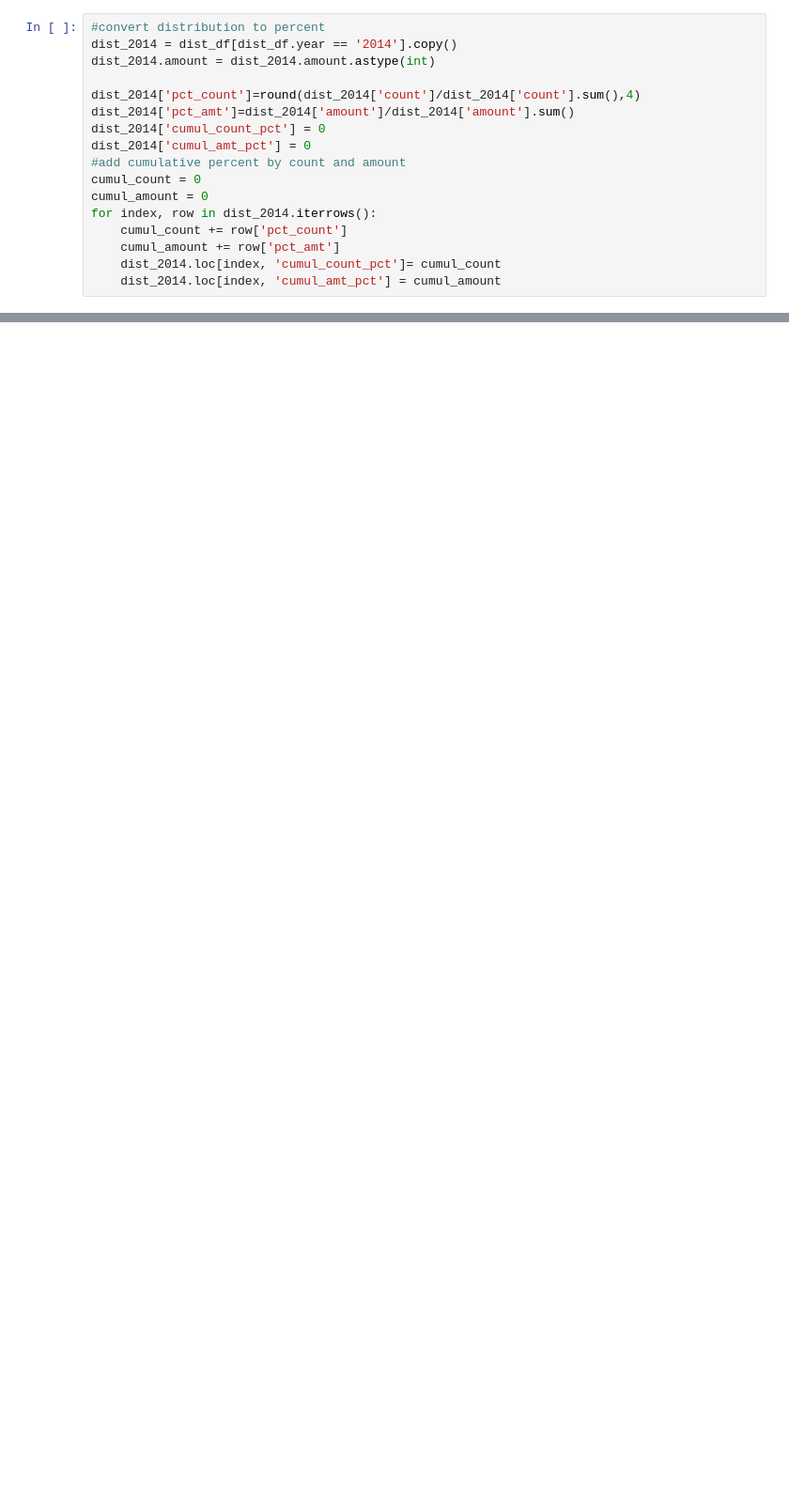
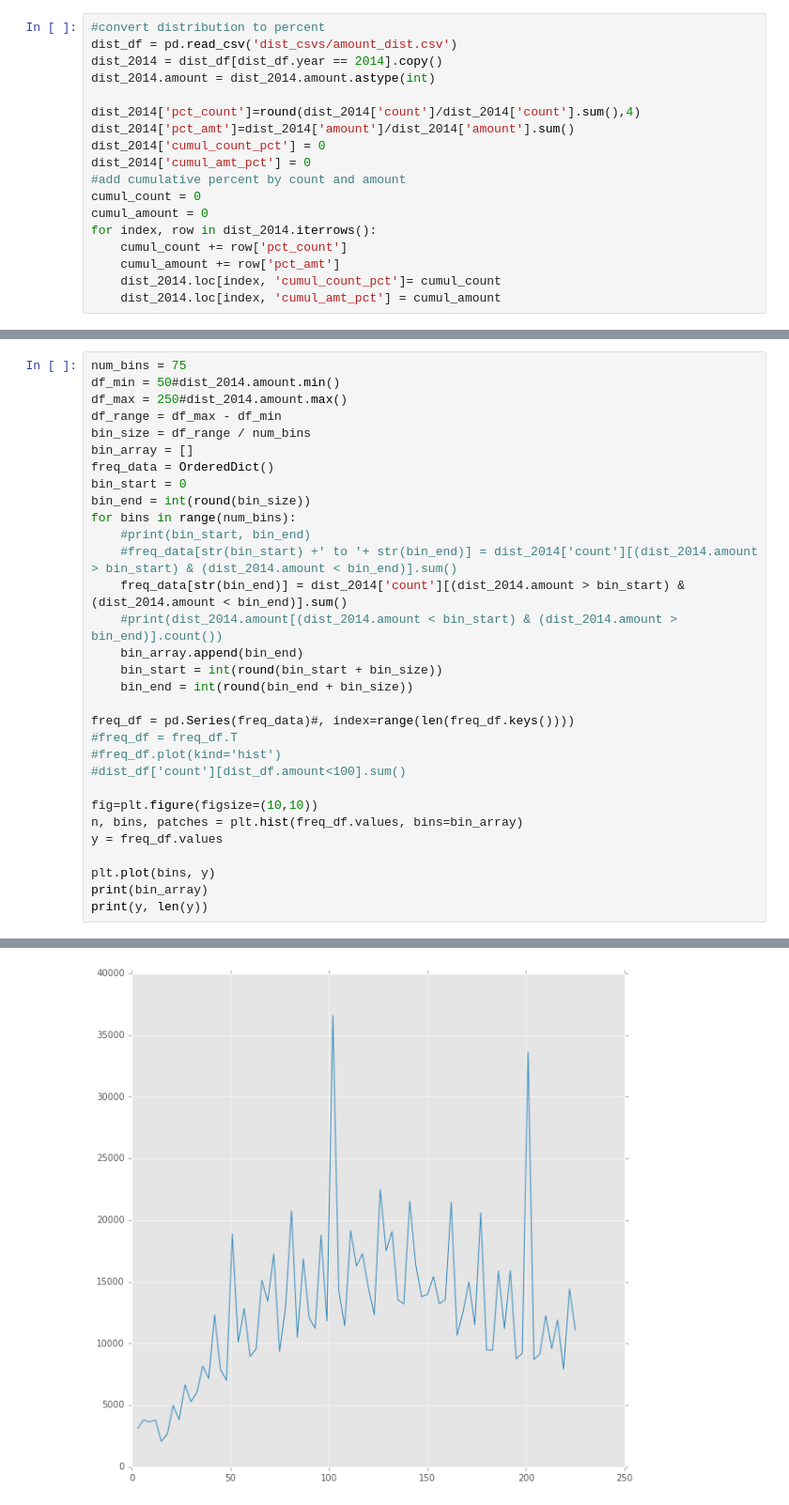
Before and after one commit to Kibrael/Edits, a Jupyter notebook: Untitled.ipynb, the cells around one changed output, grey strips where cells are left out. Shown: that part at 94% size. Drawn from its saved outputs; the diff is of its cells as text; blank space fills up the shorter version.

```diff
--- a/Untitled.ipynb
+++ b/Untitled.ipynb
@@ -81,6 +18,7 @@ while year > 2003:
 # %%
 #convert distribution to percent
-dist_2014 = dist_df[dist_df.year == '2014'].copy()
+dist_df = pd.read_csv('dist_csvs/amount_dist.csv')
+dist_2014 = dist_df[dist_df.year == 2014].copy()
 dist_2014.amount = dist_2014.amount.astype(int)
 
 dist_2014['pct_count']=round(dist_2014['count']/dist_2014['count'].sum(),4)
@@ -155,0 +40,32 @@ NameError: name 'binned_pct_df' is not defined
+# %%
+num_bins = 75
+df_min = 50#dist_2014.amount.min()
+df_max = 250#dist_2014.amount.max()
+df_range = df_max - df_min
+bin_size = df_range / num_bins
+bin_array = []
+freq_data = OrderedDict()
+bin_start = 0
+bin_end = int(round(bin_size))
+for bins in range(num_bins):
+    #print(bin_start, bin_end)
+    #freq_data[str(bin_start) +' to '+ str(bin_end)] = dist_2014['count'][(dist_2014.amount > bin_start) & (dist_2014.amount < bin_end)].sum()
+    freq_data[str(bin_end)] = dist_2014['count'][(dist_2014.amount > bin_start) & (dist_2014.amount < bin_end)].sum()
+    #print(dist_2014.amount[(dist_2014.amount < bin_start) & (dist_2014.amount > bin_end)].count())
+    bin_array.append(bin_end)
+    bin_start = int(round(bin_start + bin_size))
+    bin_end = int(round(bin_end + bin_size))
+
+freq_df = pd.Series(freq_data)#, index=range(len(freq_df.keys())))
+#freq_df = freq_df.T
+#freq_df.plot(kind='hist')
+#dist_df['count'][dist_df.amount<100].sum()
+
+fig=plt.figure(figsize=(10,10))
+n, bins, patches = plt.hist(freq_df.values, bins=bin_array)
+y = freq_df.values
+
+plt.plot(bins, y)
+print(bin_array)
+print(y, len(y))
+# %% [output]
@@ -155,0 +82 @@ NameError: name 'binned_pct_df' is not defined
+[figure, added]
```
Also changed, not shown: parts of 16 cells of this notebook, 6 other files.
